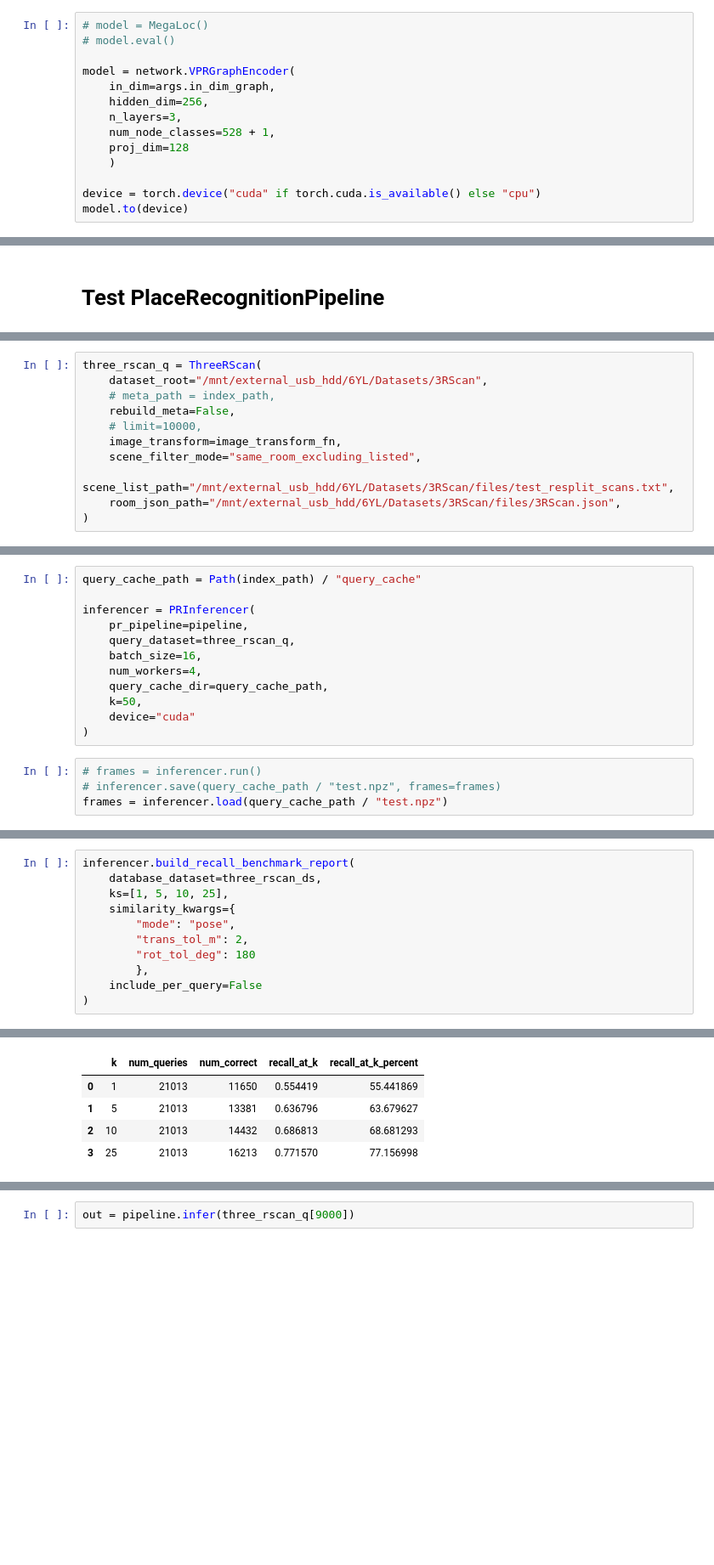
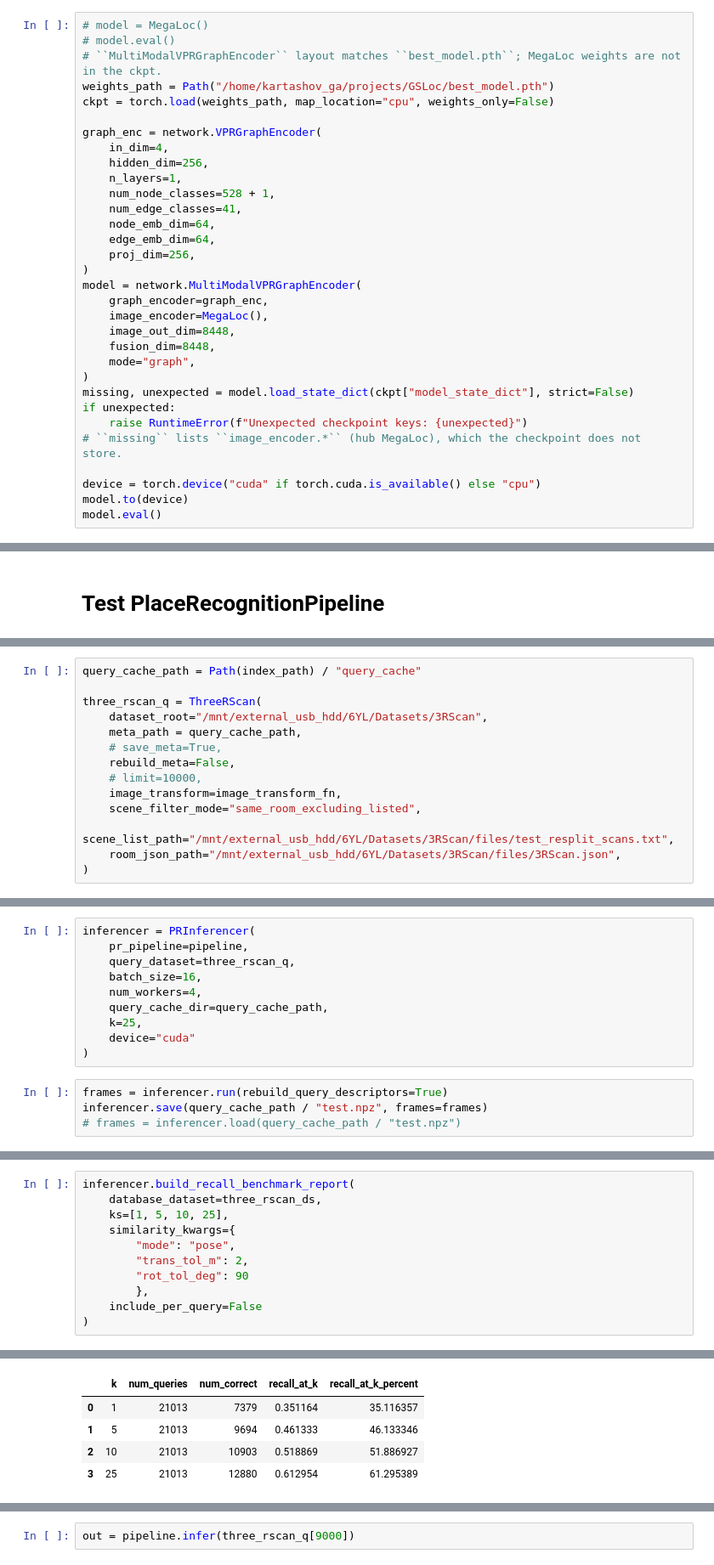
Before and after one commit to Georgiy2035/GSLoc, a Jupyter notebook: notebooks/02_3RScan_test.ipynb, the cells around one changed output, grey strips where cells are left out. Shown at 85% size. Cells and saved outputs as stored; diff of their text form; blank space fills up the shorter version.

Commit message:
Sequences and graph handle added

```diff
--- a/notebooks/02_3RScan_test.ipynb
+++ b/notebooks/02_3RScan_test.ipynb
@@ -90,14 +67,32 @@ three_rscan_ds = ThreeRScan(
 # %%
 # model = MegaLoc()
 # model.eval()
+# ``MultiModalVPRGraphEncoder`` layout matches ``best_model.pth``; MegaLoc weights are not in the ckpt.
+weights_path = Path("/home/kartashov_ga/projects/GSLoc/best_model.pth")
+ckpt = torch.load(weights_path, map_location="cpu", weights_only=False)
 
-model = network.VPRGraphEncoder(
-    in_dim=args.in_dim_graph,
+graph_enc = network.VPRGraphEncoder(
+    in_dim=4,
     hidden_dim=256,
-    n_layers=3,
+    n_layers=1,
     num_node_classes=528 + 1,
-    proj_dim=128
-    )
+    num_edge_classes=41,
+    node_emb_dim=64,
+    edge_emb_dim=64,
+    proj_dim=256,
+)
+model = network.MultiModalVPRGraphEncoder(
+    graph_encoder=graph_enc,
+    image_encoder=MegaLoc(),
+    image_out_dim=8448,
+    fusion_dim=8448,
+    mode="graph",
+)
+missing, unexpected = model.load_state_dict(ckpt["model_state_dict"], strict=False)
+if unexpected:
+    raise RuntimeError(f"Unexpected checkpoint keys: {unexpected}")
+# ``missing`` lists ``image_encoder.*`` (hub MegaLoc), which the checkpoint does not store.
 
 device = torch.device("cuda" if torch.cuda.is_available() else "cpu")
 model.to(device)
+model.eval()
@@ -136,7 +164,10 @@ pipeline = PlaceRecognitionPipeline(
 # %%
+query_cache_path = Path(index_path) / "query_cache"
+
 three_rscan_q = ThreeRScan(
     dataset_root="/mnt/external_usb_hdd/6YL/Datasets/3RScan",
-    # meta_path = index_path,
+    meta_path = query_cache_path,
+    # save_meta=True,
     rebuild_meta=False,
     # limit=10000,
     image_transform=image_transform_fn,
@@ -151,16 +182,14 @@ three_rscan_q = ThreeRScan(
 # %%
-query_cache_path = Path(index_path) / "query_cache"
-
 inferencer = PRInferencer(
     pr_pipeline=pipeline,
     query_dataset=three_rscan_q,
     batch_size=16,
     num_workers=4,
     query_cache_dir=query_cache_path,
-    k=50,
+    k=25,
     device="cuda"
 )
 # %%
-# frames = inferencer.run()
-# inferencer.save(query_cache_path / "test.npz", frames=frames)
-frames = inferencer.load(query_cache_path / "test.npz")
+frames = inferencer.run(rebuild_query_descriptors=True)
+inferencer.save(query_cache_path / "test.npz", frames=frames)
+# frames = inferencer.load(query_cache_path / "test.npz")
@@ -171,7 +202,7 @@ inferencer.build_recall_benchmark_report(
     similarity_kwargs={
         "mode": "pose",
         "trans_tol_m": 2,
-        "rot_tol_deg": 180
+        "rot_tol_deg": 90
         },
     include_per_query=False
 )
@@ -179,5 +211,5 @@ inferencer.build_recall_benchmark_report(
 |  | k | num_queries | num_correct | recall_at_k | recall_at_k_percent |
-| 0 | 1 | 21013 | 11650 | 0.554419 | 55.441869 |
-| 1 | 5 | 21013 | 13381 | 0.636796 | 63.679627 |
-| 2 | 10 | 21013 | 14432 | 0.686813 | 68.681293 |
-| 3 | 25 | 21013 | 16213 | 0.771570 | 77.156998 |
+| 0 | 1 | 21013 | 7379 | 0.351164 | 35.116357 |
+| 1 | 5 | 21013 | 9694 | 0.461333 | 46.133346 |
+| 2 | 10 | 21013 | 10903 | 0.518869 | 51.886927 |
+| 3 | 25 | 21013 | 12880 | 0.612954 | 61.295389 |
```
Also changed, not shown: parts of 22 cells of this notebook, 6 other files.
